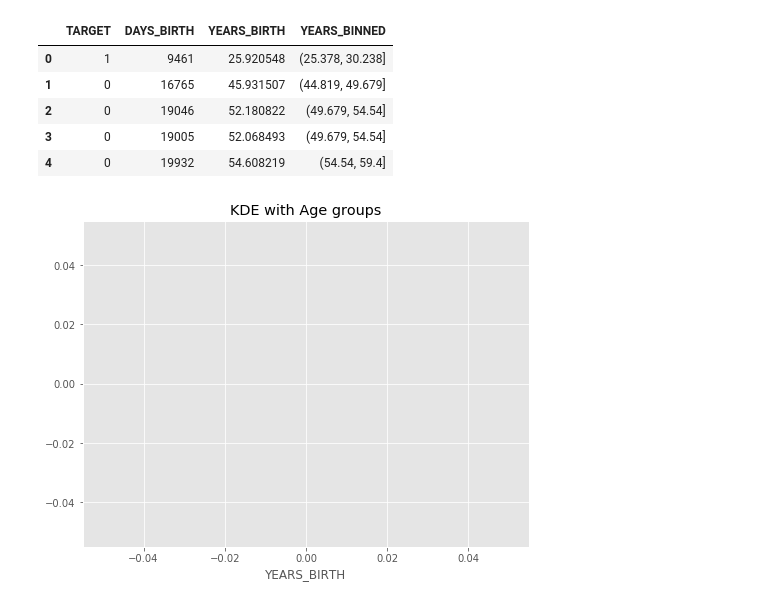
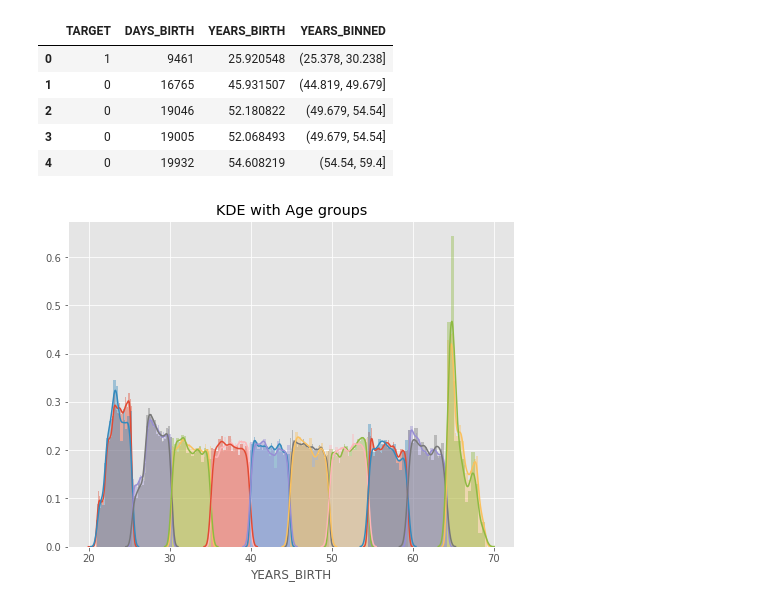
Before and after one commit to Chung-EnChen/2nd-ML100Days, a Jupyter notebook: Homework/Day_011_HW.ipynb, the cells around one changed output. Drawn from its saved outputs; the diff is of its cells as text; code cells hidden in the pictures.

```diff
--- a/Homework/Day_011_HW.ipynb
+++ b/Homework/Day_011_HW.ipynb
@@ -82,21 +82,21 @@ Name: YEARS_BINNED, dtype: int64
 # %%
 # 繪圖前先排序 / 分組
 """
 Your Code Here
 """
-year_group_sorted = [20, 30, 40, 50, 60, 70]
+year_group_sorted = np.sort(age_data['YEARS_BINNED'].unique())
 
 plt.figure(figsize=(8,6))
 for i in range(len(year_group_sorted)):
     sns.distplot(age_data.loc[(age_data['YEARS_BINNED'] == year_group_sorted[i]) & \
                               (age_data['TARGET'] == 0), 'YEARS_BIRTH'], label = str(year_group_sorted[i]))
 
     sns.distplot(age_data.loc[(age_data['YEARS_BINNED'] == year_group_sorted[i]) & \
                               (age_data['TARGET'] == 1), 'YEARS_BIRTH'], label = str(year_group_sorted[i]))
 plt.title('KDE with Age groups')
 plt.show()
 # %% [output]
-[figure, old version]
+[figure, new version]
 # %%
 # 計算每個年齡區間的 Target、DAYS_BIRTH與 YEARS_BIRTH 的平均值
 age_groups  = age_data.groupby('YEARS_BINNED').mean()
```
Also changed, not shown: parts of 2 cells of this notebook, 1 other file.
